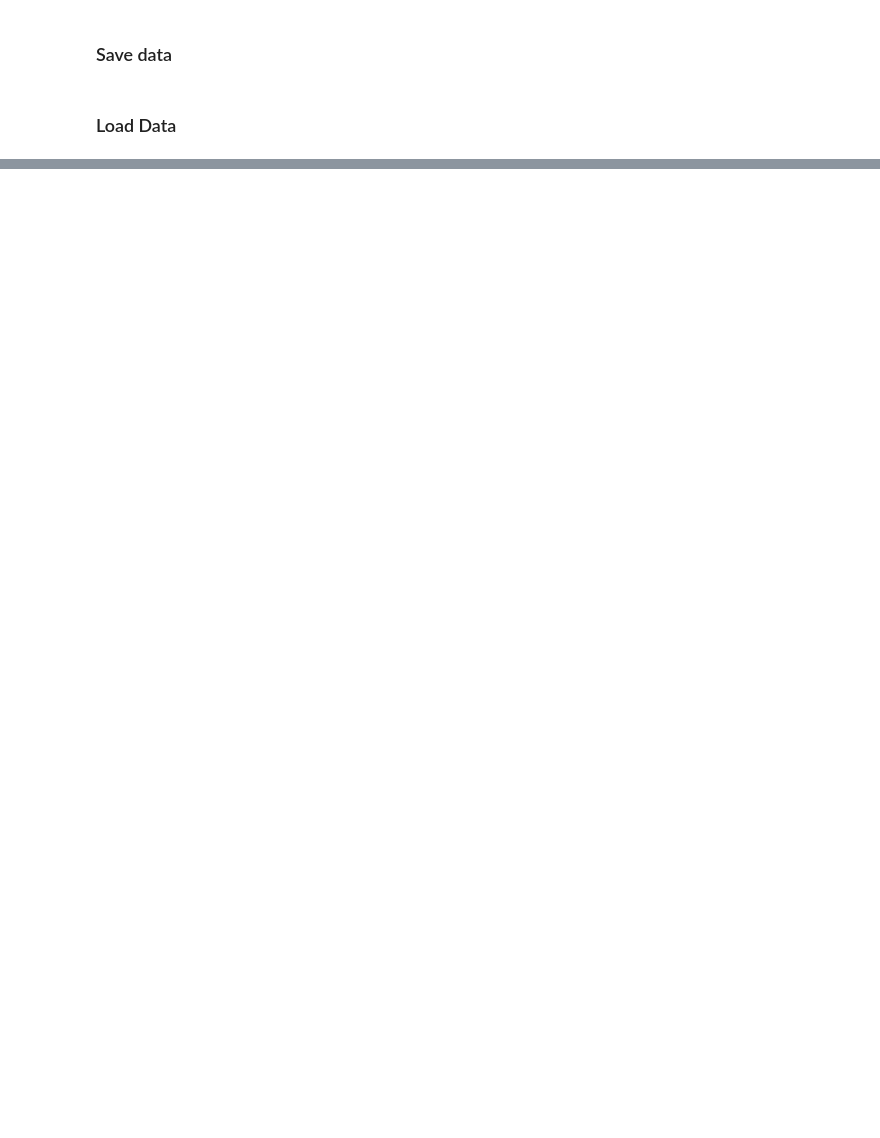
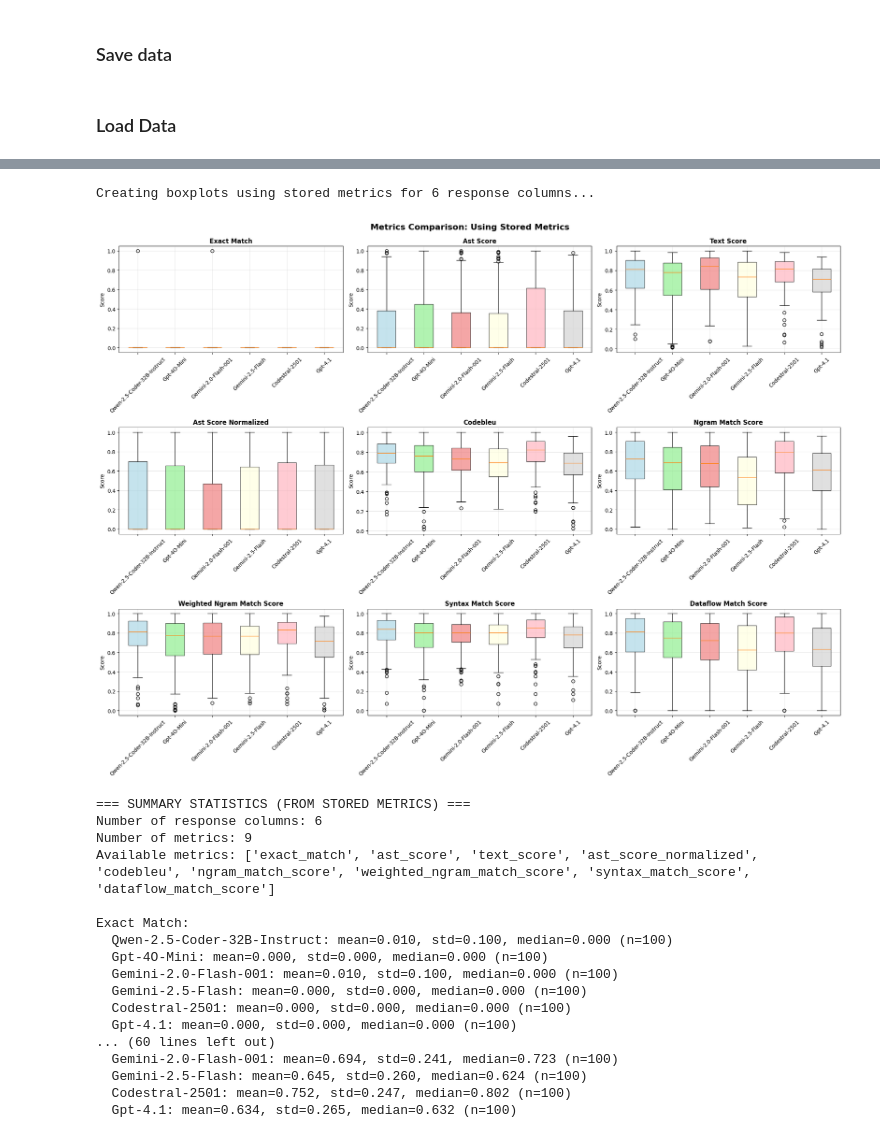
Before and after one commit to FernandoZanchitta/BugDetectiveAI, a Jupyter notebook: Bugdetectiveai/scr/notebooks/chat.ipynb, the cells around one changed output, grey strips where cells are left out. Saved outputs shown, nothing was run; the diff lists cells and outputs as text; code cells hidden in the pictures; blank space fills up the shorter version.

Commit message:
add compute metrics storage and run experiments

```diff
--- a/Bugdetectiveai/scr/notebooks/chat.ipynb
+++ b/Bugdetectiveai/scr/notebooks/chat.ipynb
@@ -51,0 +26,4 @@ sample_data['response_gpt-4o-mini'] = outputs_gpt_4o_mini
+# %%
+sample_data = load_data("choice_data.pkl")
+print("Number of rows: ", len(sample_data))
+print("LLM Responses: ", [column for column in sample_data.columns if "response" in column])
@@ -71,6 +154,2 @@ print(f"Data saved to: {file_path}")
 # %% [markdown]
 ### Load Data
-# %%
-sample_data = load_data("data_20250706_152806.pkl")
-print("Number of rows: ", len(sample_data))
-print("LLM Responses: ", [column for column in sample_data.columns if "response" in column])
@@ -103,0 +164,22 @@ sample_data[sample_data['traceback_type'] == 'AttributeError'].head()
+# %%
+plot_metrics_boxplots(sample_data, reference_column="after_merge_without_docstrings")
+# %% [output]
+Creating boxplots using stored metrics for 6 response columns...
+[figure, added]
+=== SUMMARY STATISTICS (FROM STORED METRICS) ===
+Number of response columns: 6
+Number of metrics: 9
+Available metrics: ['exact_match', 'ast_score', 'text_score', 'ast_score_normalized', 'codebleu', 'ngram_match_score', 'weighted_ngram_match_score', 'syntax_match_score', 'dataflow_match_score']
+
+Exact Match:
+  Qwen-2.5-Coder-32B-Instruct: mean=0.010, std=0.100, median=0.000 (n=100)
+  Gpt-4O-Mini: mean=0.000, std=0.000, median=0.000 (n=100)
+  Gemini-2.0-Flash-001: mean=0.010, std=0.100, median=0.000 (n=100)
+  Gemini-2.5-Flash: mean=0.000, std=0.000, median=0.000 (n=100)
+  Codestral-2501: mean=0.000, std=0.000, median=0.000 (n=100)
+  Gpt-4.1: mean=0.000, std=0.000, median=0.000 (n=100)
+... (60 lines left out)
+  Gemini-2.0-Flash-001: mean=0.694, std=0.241, median=0.723 (n=100)
+  Gemini-2.5-Flash: mean=0.645, std=0.260, median=0.624 (n=100)
+  Codestral-2501: mean=0.752, std=0.247, median=0.802 (n=100)
+  Gpt-4.1: mean=0.634, std=0.265, median=0.632 (n=100)
```
Also changed, not shown: parts of 31 cells of this notebook, 5 other files.
